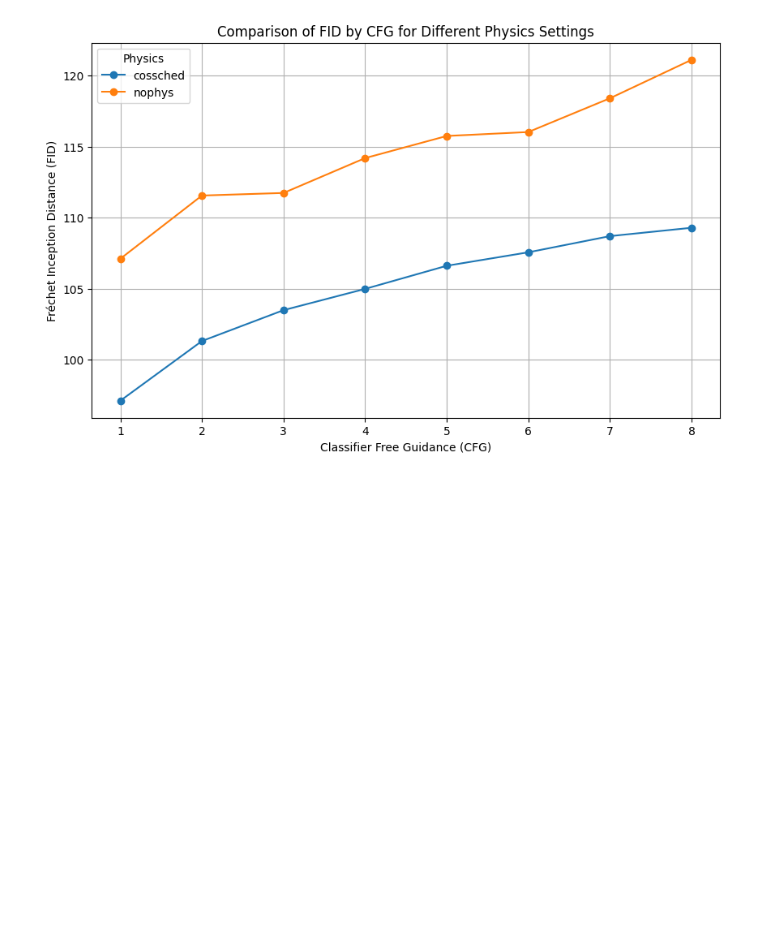
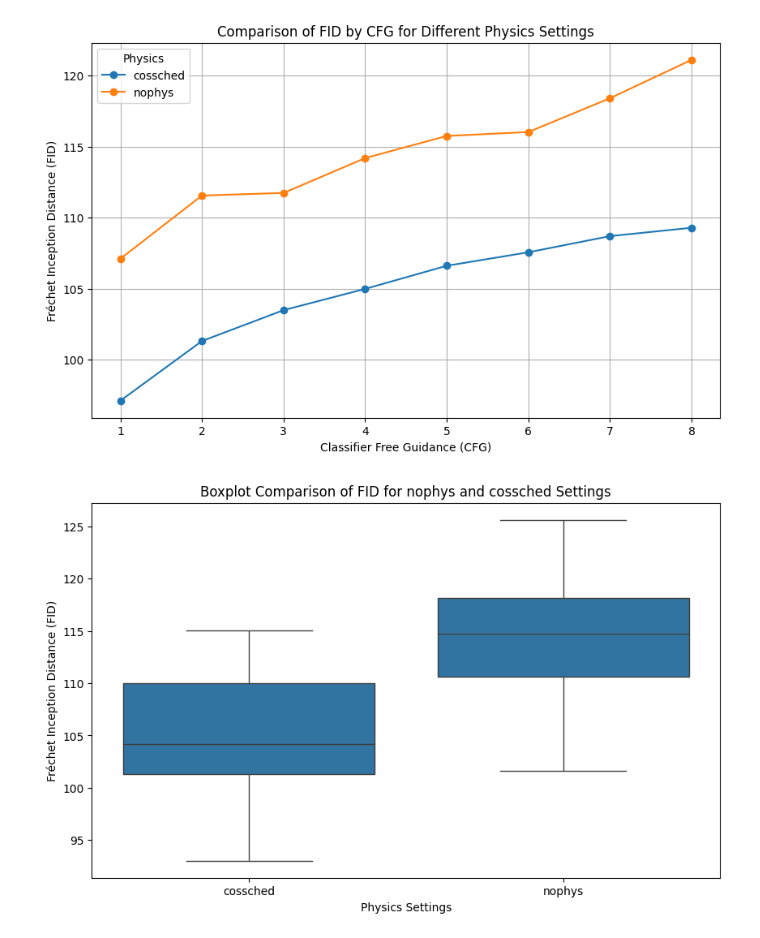
Before and after one commit to Jechmate/diffAE-elibeams, a Jupyter notebook: metrics.ipynb, the cells around one changed output. Saved outputs shown, nothing was run; the diff lists cells and outputs as text; code cells hidden in the pictures; blank space fills up the shorter version.

```diff
--- a/metrics.ipynb
+++ b/metrics.ipynb
@@ -764,3 +764,15 @@ plt.grid(True)
 plt.show()
 # %% [output]
 [figure]
+# %%
+import seaborn as sns
+
+# Setting up the boxplot for FID comparison between nophys and cossched
+plt.figure(figsize=(10, 6))
+sns.boxplot(x='Physics', y='FID', data=data)
+plt.title('Boxplot Comparison of FID for nophys and cossched Settings')
+plt.xlabel('Physics Settings')
+plt.ylabel('Fréchet Inception Distance (FID)')
+plt.show()
+# %% [output]
+[figure, added]
```
Also changed, not shown: 34 other files.
